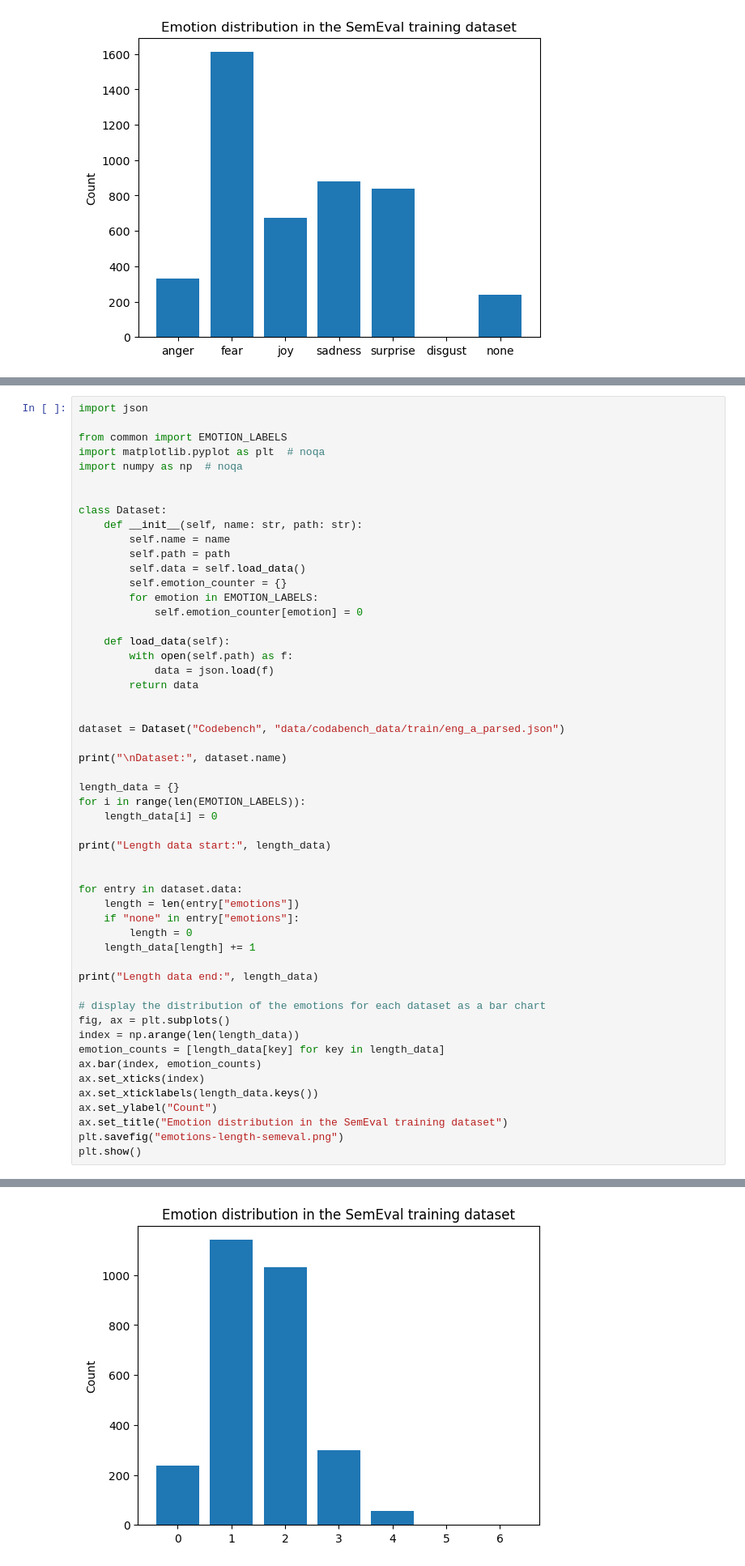
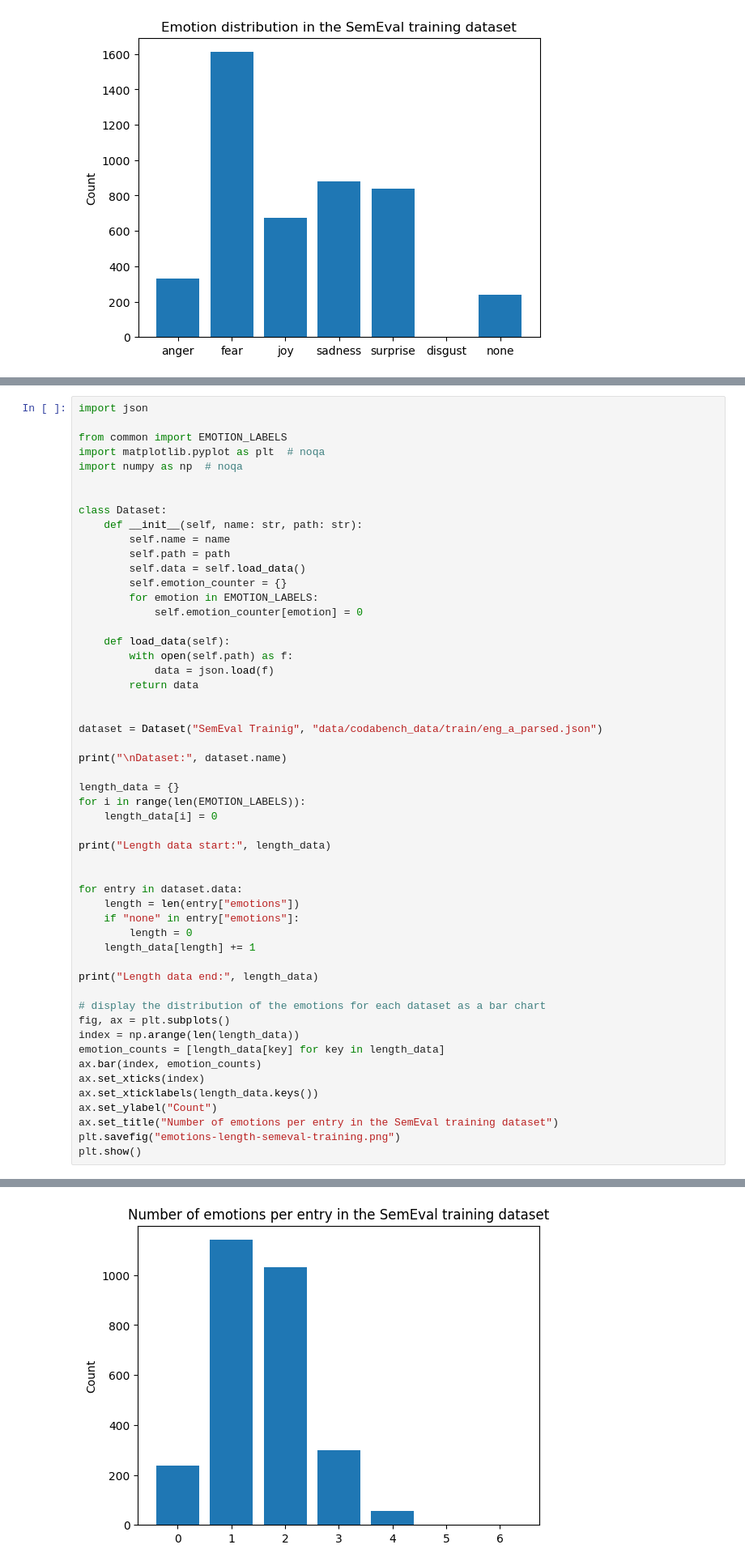
Before and after one commit to kruegercharles/LLM-SemEval, a Jupyter notebook: graphics.ipynb, the cells around one changed output, grey strips where cells are left out. Shown at 81% size. Drawn from its saved outputs; the diff is of its cells as text.

Commit message:
add emotions length analysis

```diff
--- a/graphics.ipynb
+++ b/graphics.ipynb
@@ -200,7 +202,7 @@ class Dataset:
         return data
 
 
-dataset = Dataset("Codebench", "data/codabench_data/train/eng_a_parsed.json")
+dataset = Dataset("SemEval Trainig", "data/codabench_data/train/eng_a_parsed.json")
 
 print("\nDataset:", dataset.name)
 
@@ -227,7 +229,7 @@ ax.bar(index, emotion_counts)
 ax.set_xticks(index)
 ax.set_xticklabels(length_data.keys())
 ax.set_ylabel("Count")
-ax.set_title("Emotion distribution in the SemEval training dataset")
-plt.savefig("emotions-length-semeval.png")
+ax.set_title("Number of emotions per entry in the SemEval training dataset")
+plt.savefig("emotions-length-semeval-training.png")
 plt.show()
 # %% [output]
@@ -237 +246 @@ Length data end: {0: 239, 1: 1141, 2: 1031, 3: 298, 4: 57, 5: 2, 6: 0}
-[figure, old version]
+[figure, new version]
```
Also changed, not shown: parts of 4 cells of this notebook, 3 other files.
